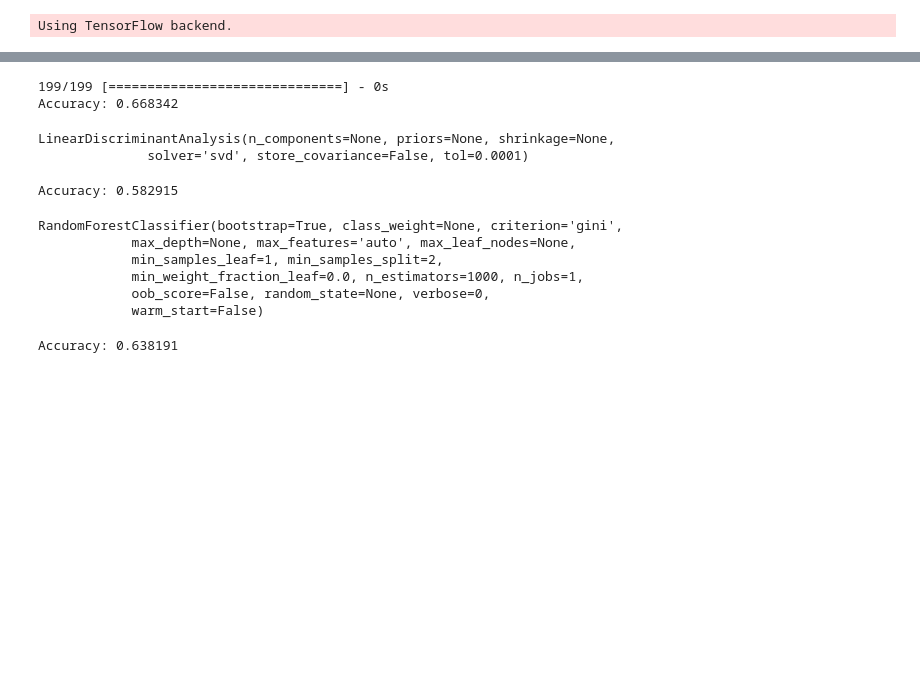
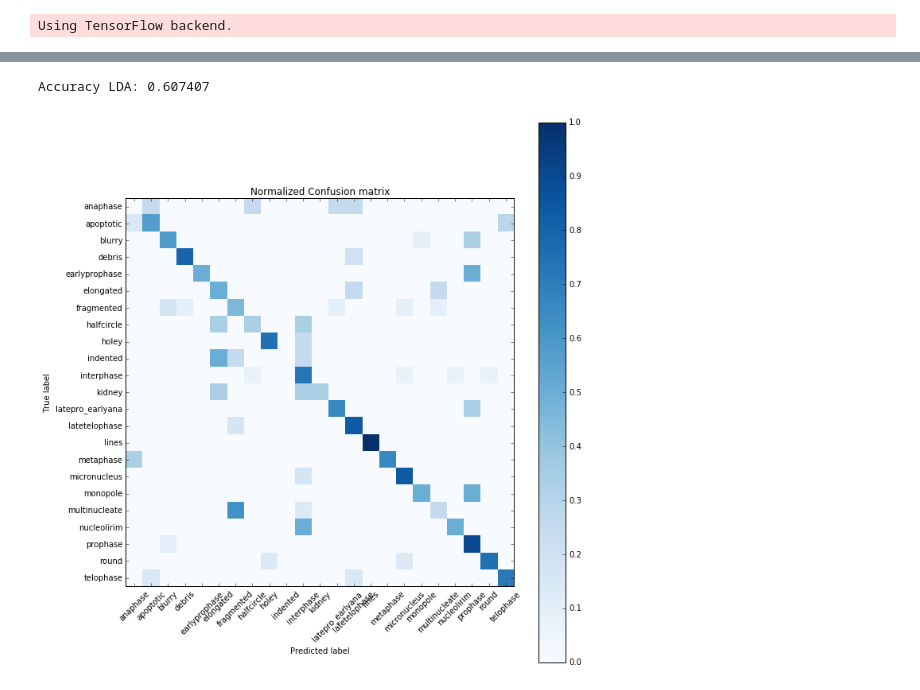
Before and after one commit to arasharchor/CPA-CNN, a Jupyter notebook: CP features.ipynb, the cells around one changed output, grey strips where cells are left out. Drawn from its saved outputs; the diff is of its cells as text; code cells hidden in the pictures; blank space fills up the shorter version.

```diff
--- a/CP features.ipynb
+++ b/CP features.ipynb
@@ -181,4 +233,4 @@ def learning_rate(index):
 l_cb = keras.callbacks.LearningRateScheduler(learning_rate)
 # %%
-history = model.fit(X_stratified, Y_stratified, nb_epoch=2000,validation_split=0.1, show_accuracy=True, verbose=2,
+history = model.fit(X_stratified, Y_stratified, nb_epoch=3000,validation_split=0.1, show_accuracy=True, verbose=2,
                     callbacks = [tf_cb, l_cb])
@@ -208,13 +242,13 @@ clf = skflow.TensorFlowDNNClassifier(hidden_units=[64,256,4096], n_classes=23, s
 clf.fit(X_4, y_numeric_4, logdir='/tmp/tf_examples/model_without_dropout/')
 # %%
 from sklearn import datasets, metrics
-#results = model.predict_classes(X_eval)
-#results[0]
-score = metrics.accuracy_score(y_numeric_eval, model.predict_classes(X_eval))
+score = metrics.accuracy_score(y_test_numeric, model.predict_classes(X_test))
 print("Accuracy: %f" % score)
+
+cm = metrics.confusion_matrix(y_test_numeric, model.predict_classes(X_test))
+cm_norm = cm_normalized = cm.astype('float') / cm.sum(axis=1)[:, np.newaxis]
+plot_confusion_matrix(cm_norm)
+plt.show()
-# %% [output]
-199/199 [==============================] - 0s
-Accuracy: 0.668342
 # %%
 from sklearn import datasets, metrics
 iris = datasets.load_iris()
@@ -244,28 +276,29 @@ lda = LDA()
-# %%
-lda.fit(X_4,y_numeric_4)
-# %% [output]
-LinearDiscriminantAnalysis(n_components=None, priors=None, shrinkage=None,
-              solver='svd', store_covariance=False, tol=0.0001)
-# %%
-from sklearn import datasets, metrics
-score = metrics.accuracy_score(y_numeric_eval, lda.predict(X_eval))
-print("Accuracy: %f" % score)
-# %% [output]
-Accuracy: 0.582915
-# %%
-from sklearn.ensemble import RandomForestClassifier
-rf = RandomForestClassifier(n_estimators=1000)
-rf.fit(X_4,y_numeric_4)
-# %% [output]
-RandomForestClassifier(bootstrap=True, class_weight=None, criterion='gini',
-            max_depth=None, max_features='auto', max_leaf_nodes=None,
-            min_samples_leaf=1, min_samples_split=2,
-            min_weight_fraction_leaf=0.0, n_estimators=1000, n_jobs=1,
-            oob_score=False, random_state=None, verbose=0,
-            warm_start=False)
-# %%
-from sklearn import datasets, metrics
-score = metrics.accuracy_score(y_numeric_eval, rf.predict(X_eval))
-print("Accuracy: %f" % score)
-# %% [output]
-Accuracy: 0.638191
+# %%
+lda = LDA()
+import matplotlib.pyplot as plt
+%matplotlib inline
+plt.rcParams['figure.figsize'] = (10, 10)
+
+def plot_confusion_matrix(cm, title='Normalized Confusion matrix', cmap=plt.cm.Blues):
+    plt.imshow(cm, interpolation='nearest', cmap=cmap)
+    plt.title(title)
+    plt.colorbar()
+    tick_marks = np.arange(len(labels))
+    plt.xticks(tick_marks, labels, rotation=45)
+    plt.yticks(tick_marks, labels)
+    plt.tight_layout()
+    plt.ylabel('True label')
+    plt.xlabel('Predicted label')
+# %%
+lda.fit(X_4,y_numeric_4)
+from sklearn import datasets, metrics
+score = metrics.accuracy_score(y_test_numeric, lda.predict(X_test))
+print("Accuracy LDA: %f" % score)
+
+cm = metrics.confusion_matrix(y_test_numeric, lda.predict(X_test))
+cm_norm = cm_normalized = cm.astype('float') / cm.sum(axis=1)[:, np.newaxis]
+plot_confusion_matrix(cm_norm)
+plt.show()
+# %% [output]
+Accuracy LDA: 0.607407
+[figure, added]
```
Also changed, not shown: parts of 34 cells of this notebook, 1 other file.
